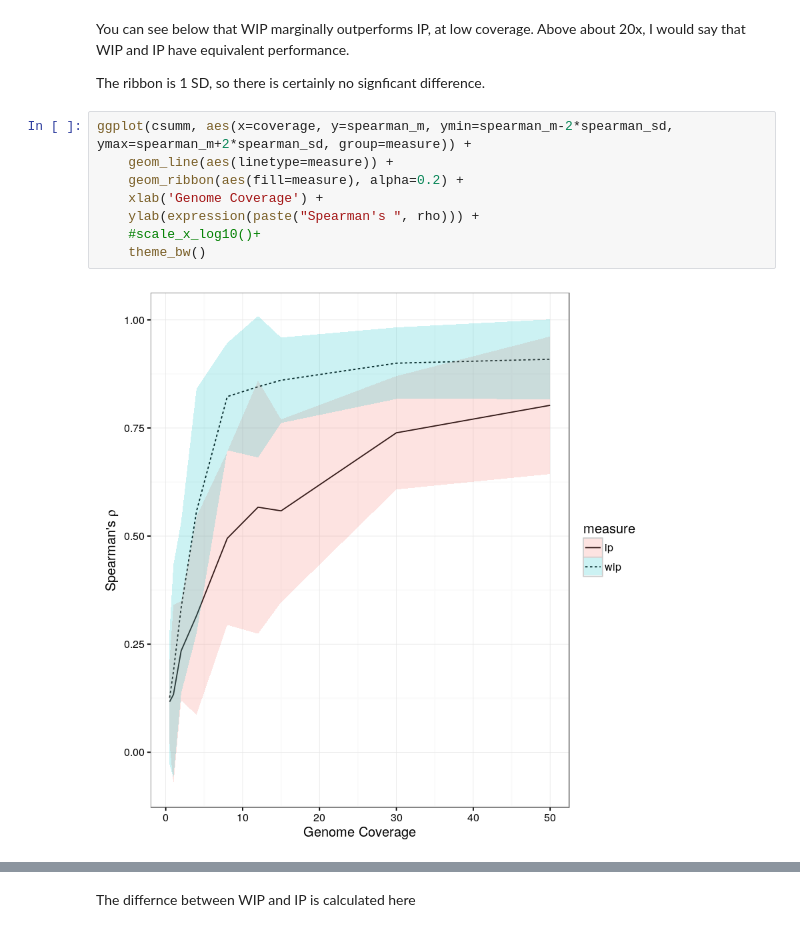
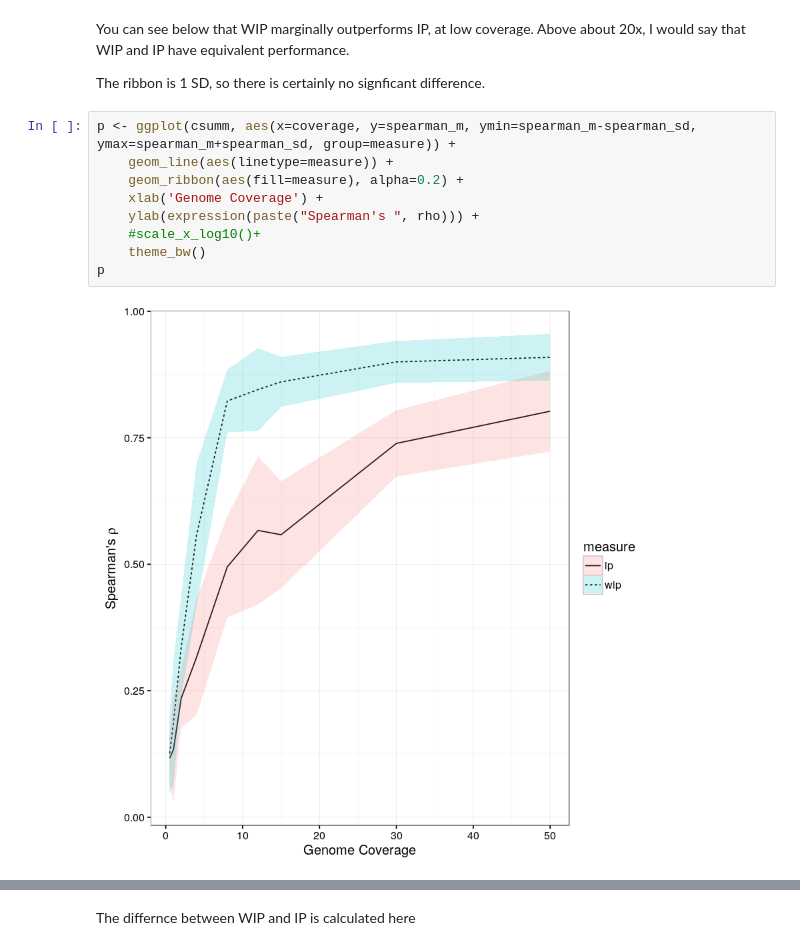
Before and after one commit to kdm9/kwip-experiments, a Jupyter notebook: writeups/coalescent/run_2016-03-22/coalescent_simulation_report.ipynb, the cells around one changed output, grey strips where cells are left out. Saved outputs shown, nothing was run; the diff lists cells and outputs as text.

```diff
--- a/writeups/coalescent/run_2016-03-22/coalescent_simulation_report.ipynb
+++ b/writeups/coalescent/run_2016-03-22/coalescent_simulation_report.ipynb
@@ -249,12 +249,13 @@ You can see below that WIP marginally outperforms IP, at low coverage. Above abo
 
 The ribbon is 1 SD, so there is certainly no signficant difference.
 # %%
-ggplot(csumm, aes(x=coverage, y=spearman_m, ymin=spearman_m-2*spearman_sd, ymax=spearman_m+2*spearman_sd, group=measure)) +
+p <- ggplot(csumm, aes(x=coverage, y=spearman_m, ymin=spearman_m-spearman_sd, ymax=spearman_m+spearman_sd, group=measure)) +
     geom_line(aes(linetype=measure)) +
     geom_ribbon(aes(fill=measure), alpha=0.2) +
     xlab('Genome Coverage') +
     ylab(expression(paste("Spearman's ", rho))) +
     #scale_x_log10()+
     theme_bw()
+p
 # %% [output]
-[figure, old version]
+[figure, new version]
```
Also changed, not shown: parts of 6 cells of this notebook, 1 other file.
